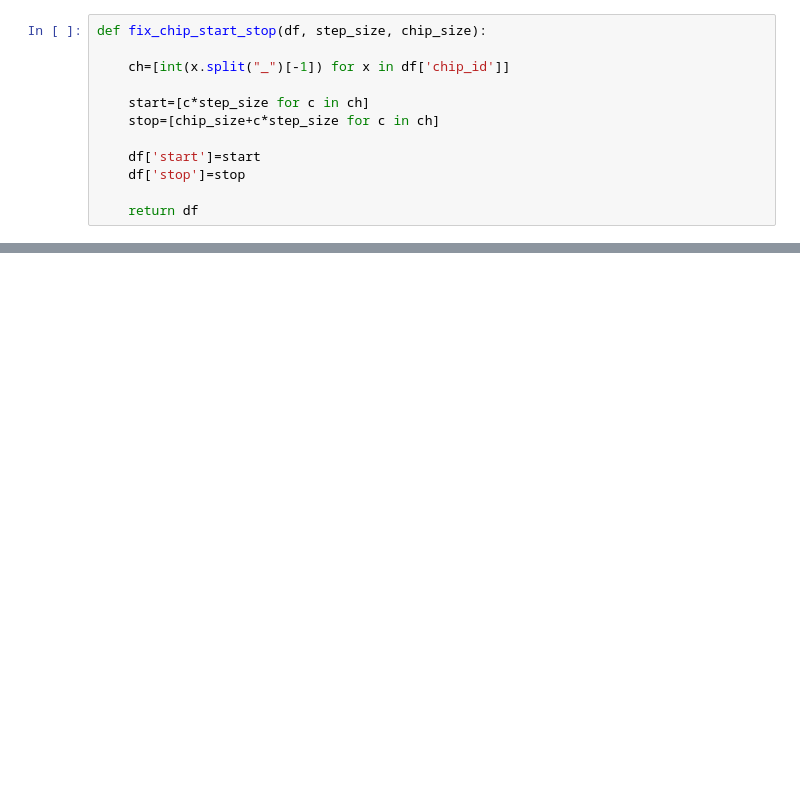
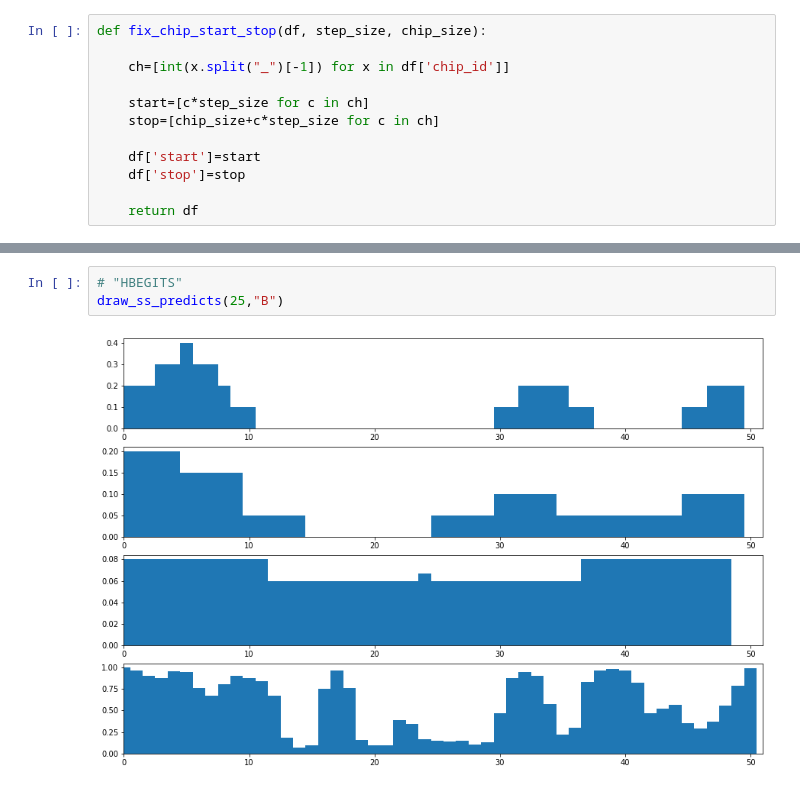
Before and after one commit to koneill1994/Protein_TDA_Analysis, a Jupyter notebook: Visualizer_prototype.ipynb, the cells around one changed output, grey strips where cells are left out. Cells and saved outputs as stored; diff of their text form; blank space fills up the shorter version.

```diff
--- a/Visualizer_prototype.ipynb
+++ b/Visualizer_prototype.ipynb
@@ -186,0 +123,5 @@ fix_chip_start_stop(dataset_25,12,25)
+# %%
+# "HBEGITS"
+draw_ss_predicts(25,"B")
+# %% [output]
+[figure, added]
```
Also changed, not shown: parts of 13 cells of this notebook, 2 other files.
